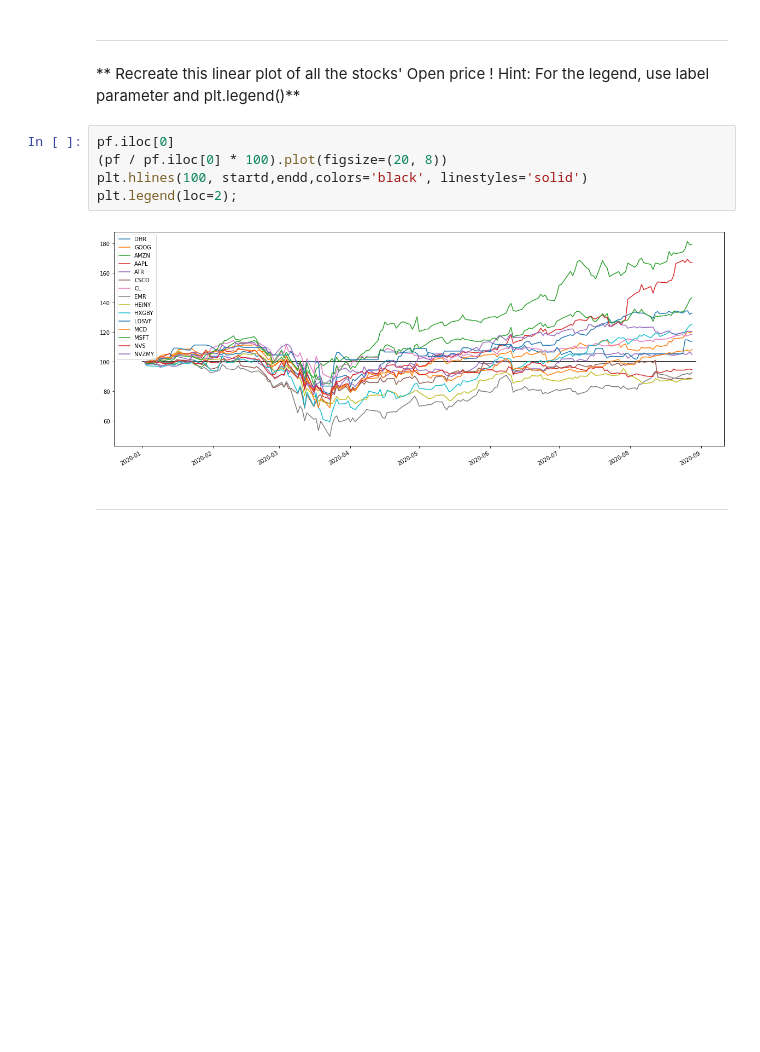
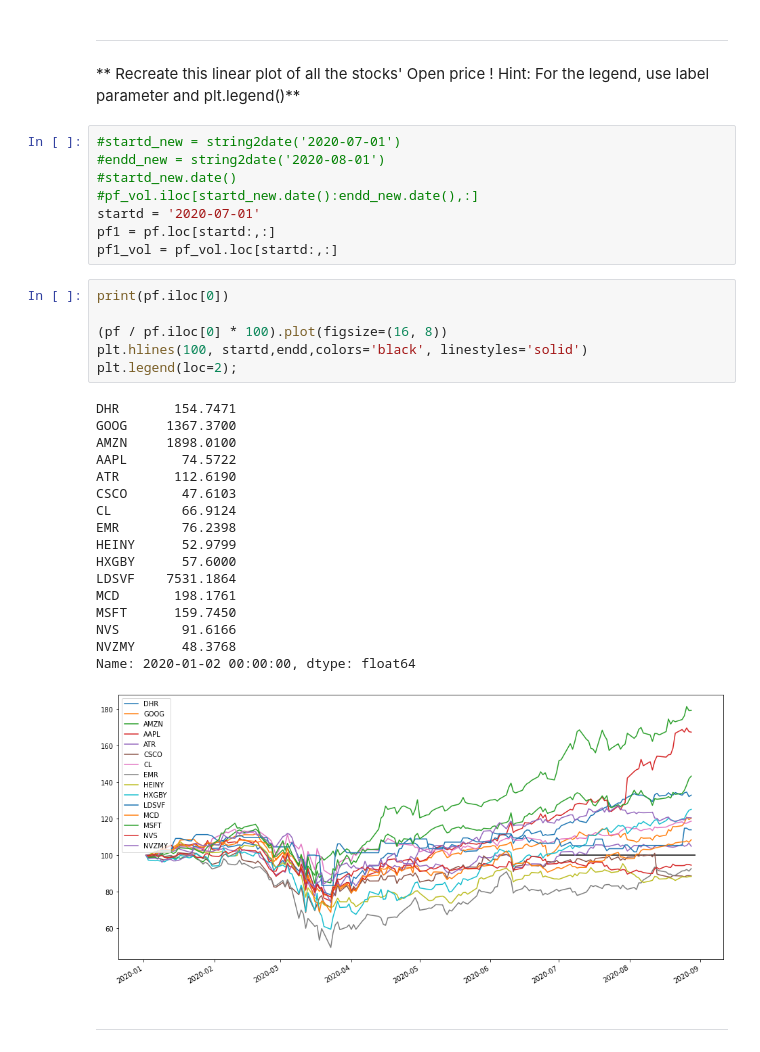
Before and after one commit to sven227/alphapp, a Jupyter notebook: stocks_basic_pf_sven.ipynb, the cells around one changed output. Cells and saved outputs as stored; diff of their text form; blank space fills up the shorter version.

```diff
--- a/stocks_basic_pf_sven.ipynb
+++ b/stocks_basic_pf_sven.ipynb
@@ -161,13 +207,38 @@ print(pf_vol)
 ____
 
 ** Recreate this linear plot of all the stocks' Open price ! Hint: For the legend, use label parameter and plt.legend()**
+# %%
+#startd_new = string2date('2020-07-01')
+#endd_new = string2date('2020-08-01')
+#startd_new.date()
+#pf_vol.iloc[startd_new.date():endd_new.date(),:]
+startd = '2020-07-01'
+pf1 = pf.loc[startd:,:]
+pf1_vol = pf_vol.loc[startd:,:]
 # %%
-pf.iloc[0]
-(pf / pf.iloc[0] * 100).plot(figsize=(20, 8))
+print(pf.iloc[0])
+
+(pf / pf.iloc[0] * 100).plot(figsize=(16, 8))
 plt.hlines(100, startd,endd,colors='black', linestyles='solid')
 plt.legend(loc=2);
 # %% [output]
+DHR       154.7471
+GOOG     1367.3700
+AMZN     1898.0100
+AAPL       74.5722
+ATR       112.6190
+CSCO       47.6103
+CL         66.9124
+EMR        76.2398
+HEINY      52.9799
+HXGBY      57.6000
+LDSVF    7531.1864
+MCD       198.1761
+MSFT      159.7450
+NVS        91.6166
+NVZMY      48.3768
+Name: 2020-01-02 00:00:00, dtype: float64
-[figure, old version]
+[figure, new version]
 # %% [markdown]
 ____
 # %% [markdown]
```
Also changed, not shown: parts of 28 cells of this notebook.
